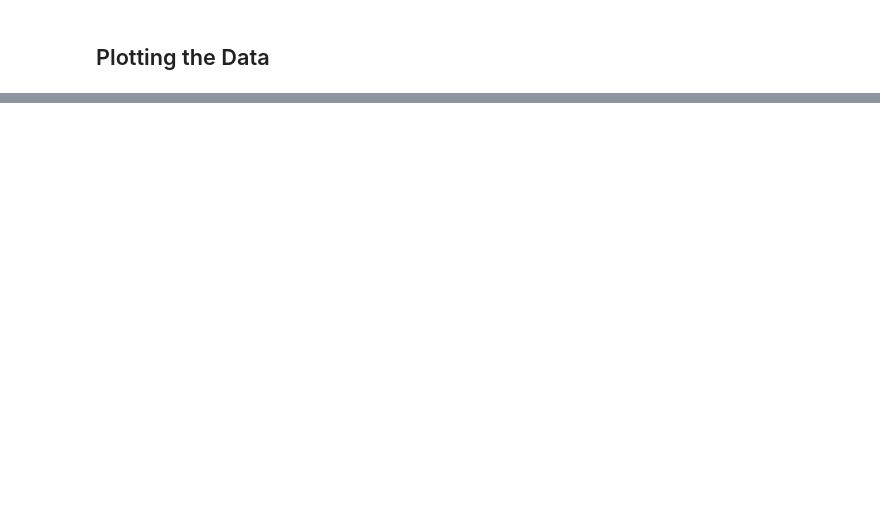
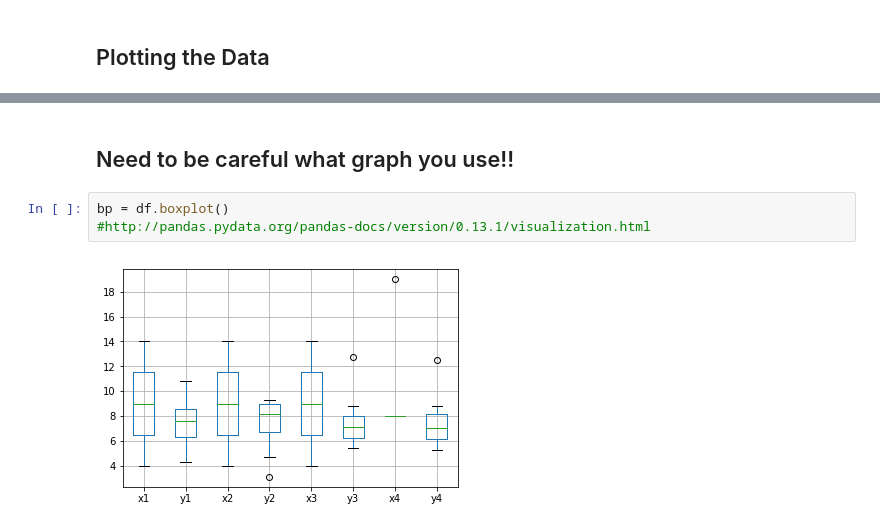
Before and after one commit to JohnONeillGMIT/FundamentalsOfDataAnalysis2, a Jupyter notebook: Anscombe's Quartet.ipynb, the cells around one changed output, grey strips where cells are left out. Drawn from its saved outputs; the diff is of its cells as text; blank space fills up the shorter version.

Commit message:
review findings on plots

```diff
--- a/Anscombe's Quartet.ipynb
+++ b/Anscombe's Quartet.ipynb
@@ -62,0 +76,7 @@ ValueError: The truth value of a DataFrame is ambiguous. Use a.empty, a.bool(),
+# %% [markdown]
+## Need to be careful what graph you use!!
+# %%
+bp = df.boxplot()
+#http://pandas.pydata.org/pandas-docs/version/0.13.1/visualization.html
+# %% [output]
+[figure, added]
```
Also changed, not shown: parts of 9 cells of this notebook.
